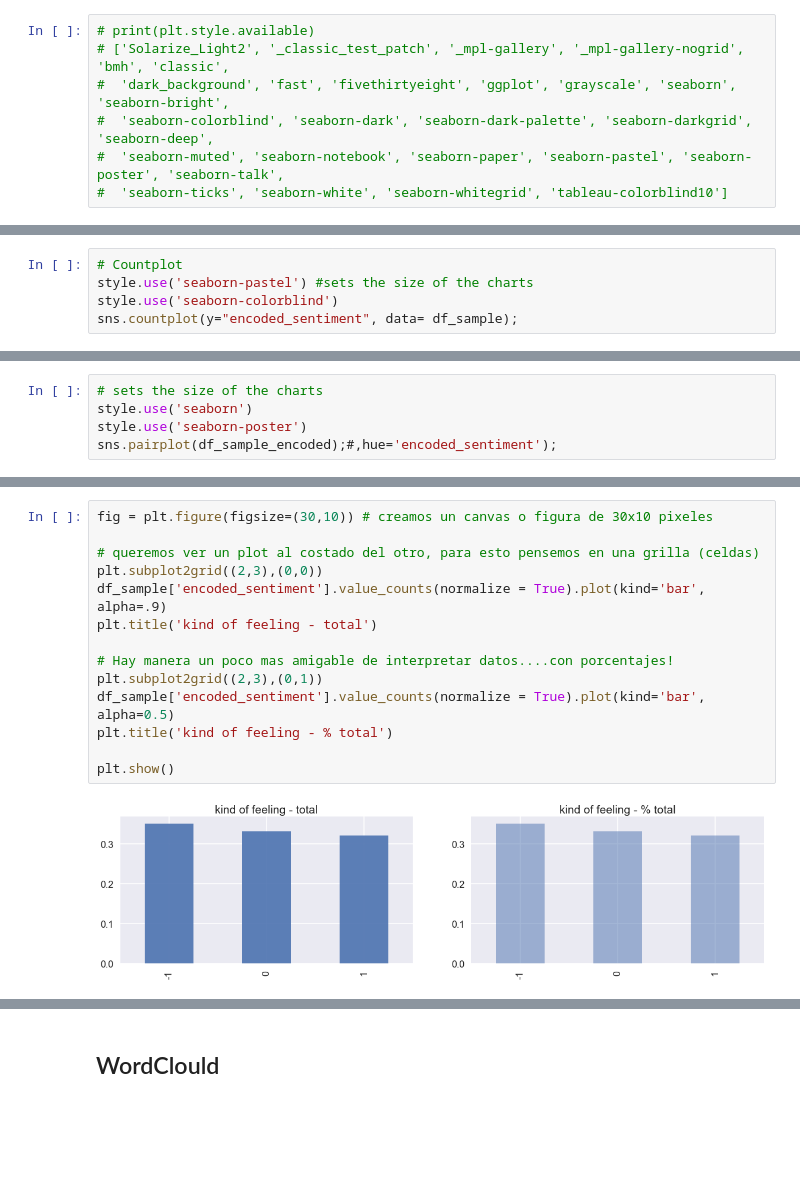
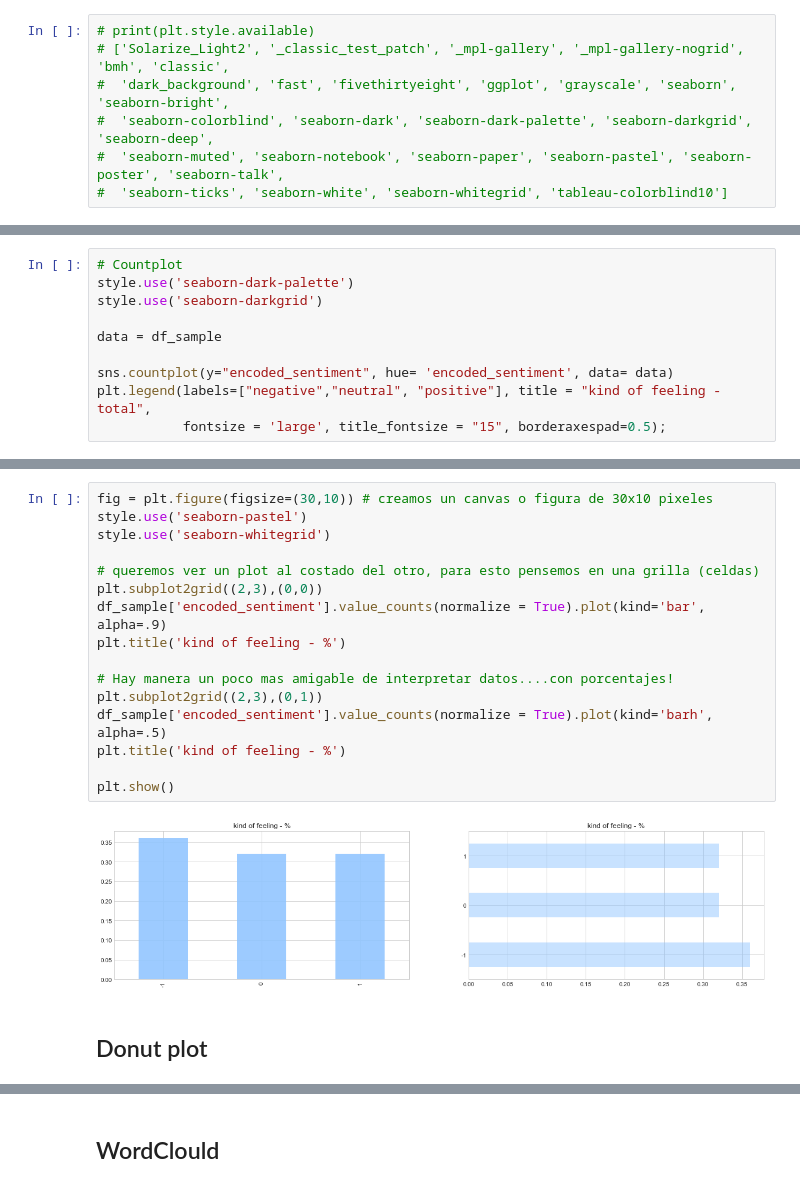
Before and after one commit to GSChacon/thermofeeler, a Jupyter notebook: notebooks/haro-data_visualization.ipynb, the cells around one changed output, grey strips where cells are left out. Drawn from its saved outputs; the diff is of its cells as text; blank space fills up the shorter version.

Commit message:
update DataViz

```diff
--- a/notebooks/haro-data_visualization.ipynb
+++ b/notebooks/haro-data_visualization.ipynb
@@ -94,5 +97,0 @@ sns.countplot(y="encoded_sentiment", hue= 'encoded_sentiment', data= df_sample);
-# %%
-# Countplot
-style.use('seaborn-pastel') #sets the size of the charts
-style.use('seaborn-colorblind')
-sns.countplot(y="encoded_sentiment", data= df_sample);
@@ -101,5 +97,0 @@ sns.countplot(y="encoded_sentiment", data= df_sample);
-# %%
-# sets the size of the charts
-style.use('seaborn')
-style.use('seaborn-poster')
-sns.pairplot(df_sample_encoded);#,hue='encoded_sentiment');
@@ -107,0 +98,10 @@ sns.pairplot(df_sample_encoded);#,hue='encoded_sentiment');
+# %%
+# Countplot
+style.use('seaborn-dark-palette')
+style.use('seaborn-darkgrid')
+
+data = df_sample
+
+sns.countplot(y="encoded_sentiment", hue= 'encoded_sentiment', data= data)
+plt.legend(labels=["negative","neutral", "positive"], title = "kind of feeling - total",
+           fontsize = 'large', title_fontsize = "15", borderaxespad=0.5);
@@ -108,17 +110,21 @@ sns.pairplot(df_sample_encoded);#,hue='encoded_sentiment');
 # %%
 fig = plt.figure(figsize=(30,10)) # creamos un canvas o figura de 30x10 pixeles
+style.use('seaborn-pastel')
+style.use('seaborn-whitegrid')
 
 # queremos ver un plot al costado del otro, para esto pensemos en una grilla (celdas)
 plt.subplot2grid((2,3),(0,0))
 df_sample['encoded_sentiment'].value_counts(normalize = True).plot(kind='bar', alpha=.9)
-plt.title('kind of feeling - total')
+plt.title('kind of feeling - %')
 
 # Hay manera un poco mas amigable de interpretar datos....con porcentajes!
 plt.subplot2grid((2,3),(0,1))
-df_sample['encoded_sentiment'].value_counts(normalize = True).plot(kind='bar', alpha=0.5)
-plt.title('kind of feeling - % total')
+df_sample['encoded_sentiment'].value_counts(normalize = True).plot(kind='barh', alpha=.5)
+plt.title('kind of feeling - %')
 
 plt.show()
 # %% [output]
-[figure, old version]
+[figure, new version]
+# %% [markdown]
+## Donut plot
 # %%
```
Also changed, not shown: parts of 54 cells of this notebook.
